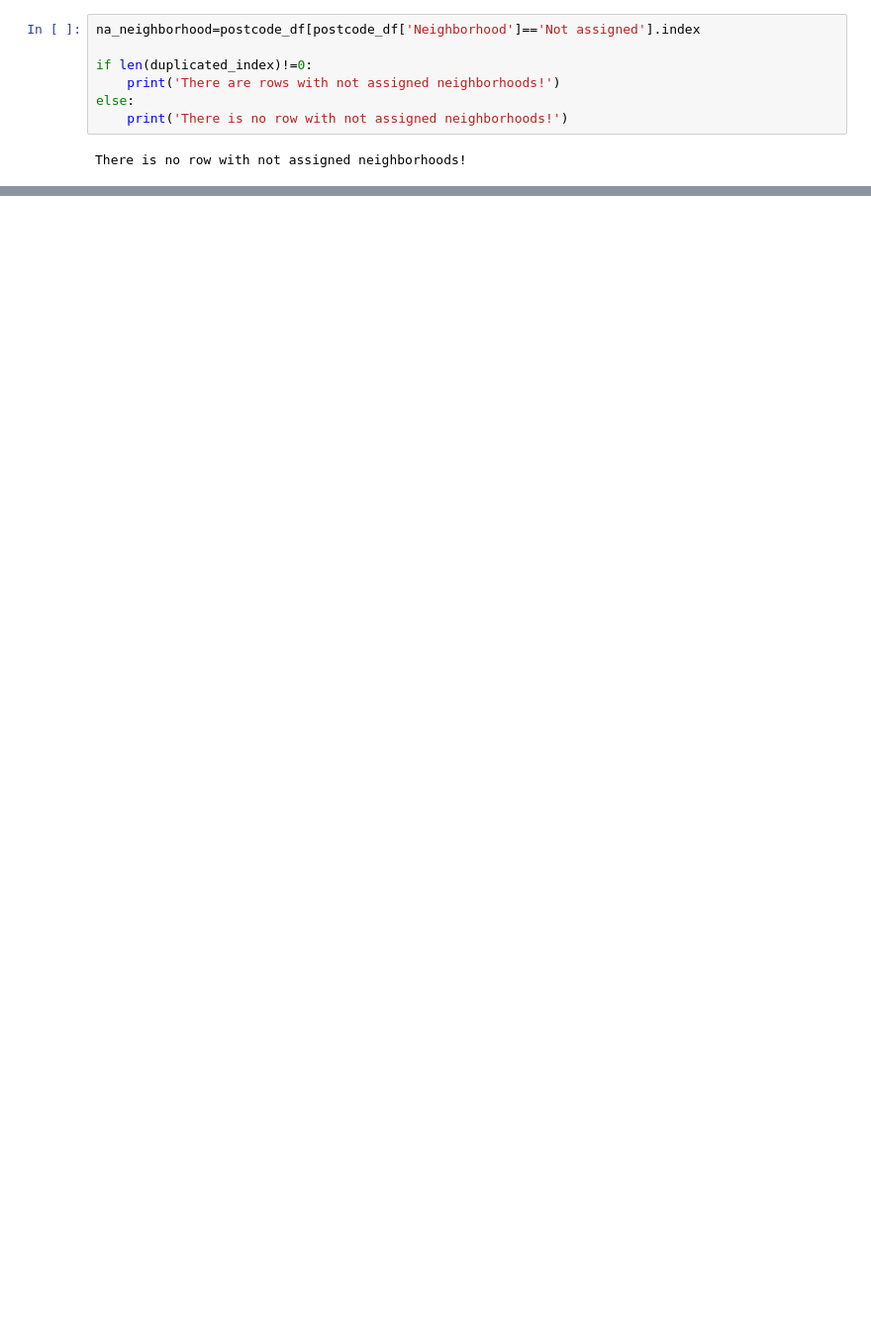
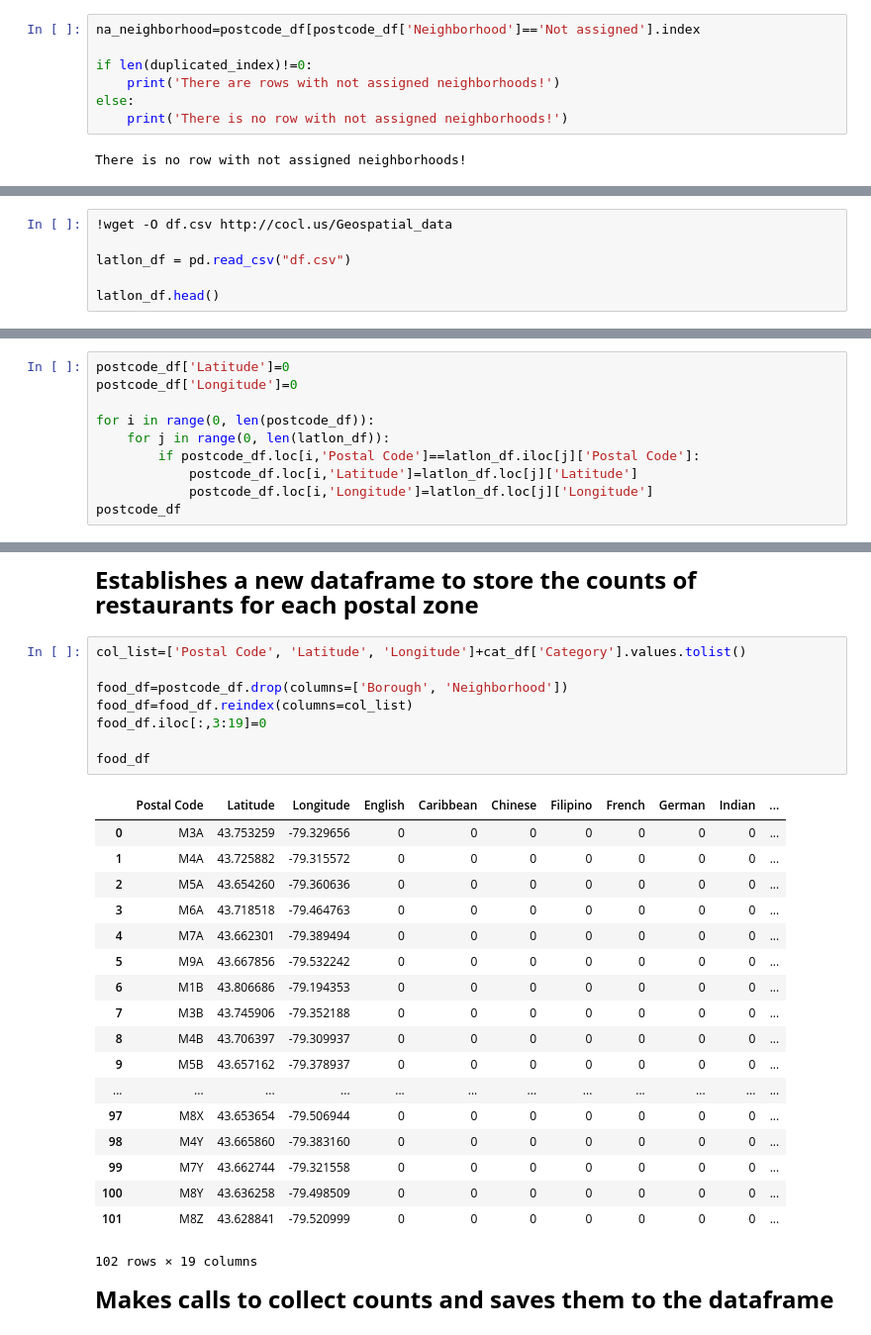
Before and after one commit to eithne0926/IBM-data-science, a Jupyter notebook: toronto_postcode.ipynb, the cells around one changed output, grey strips where cells are left out. Shown at 99% size. Saved outputs shown, nothing was run; the diff lists cells and outputs as text; blank space fills up the shorter version.

```diff
--- a/toronto_postcode.ipynb
+++ b/toronto_postcode.ipynb
@@ -141,0 +212,6 @@ The shape of the dataframe is: (103, 3)
+# %%
+!wget -O df.csv http://cocl.us/Geospatial_data
+
+latlon_df = pd.read_csv("df.csv")
+
+latlon_df.head()
@@ -141,0 +244,10 @@ The shape of the dataframe is: (103, 3)
+# %%
+postcode_df['Latitude']=0
+postcode_df['Longitude']=0
+
+for i in range(0, len(postcode_df)):
+    for j in range(0, len(latlon_df)):
+        if postcode_df.loc[i,'Postal Code']==latlon_df.iloc[j]['Postal Code']:
+            postcode_df.loc[i,'Latitude']=latlon_df.loc[j]['Latitude']
+            postcode_df.loc[i,'Longitude']=latlon_df.loc[j]['Longitude']
+postcode_df
@@ -141,0 +301,31 @@ The shape of the dataframe is: (103, 3)
+# %% [markdown]
+**<font  size=5>Establishes a new dataframe to store the counts of restaurants for each postal zone</font>**
+# %%
+col_list=['Postal Code', 'Latitude', 'Longitude']+cat_df['Category'].values.tolist()
+
+food_df=postcode_df.drop(columns=['Borough', 'Neighborhood'])
+food_df=food_df.reindex(columns=col_list)
+food_df.iloc[:,3:19]=0
+
+food_df
+# %% [output]
+|  | Postal Code | Latitude | Longitude | English | Caribbean | Chinese | Filipino | French | German | Indian | ... |
+| 0 | M3A | 43.753259 | -79.329656 | 0 | 0 | 0 | 0 | 0 | 0 | 0 | ... |
+| 1 | M4A | 43.725882 | -79.315572 | 0 | 0 | 0 | 0 | 0 | 0 | 0 | ... |
+| 2 | M5A | 43.654260 | -79.360636 | 0 | 0 | 0 | 0 | 0 | 0 | 0 | ... |
+| 3 | M6A | 43.718518 | -79.464763 | 0 | 0 | 0 | 0 | 0 | 0 | 0 | ... |
+| 4 | M7A | 43.662301 | -79.389494 | 0 | 0 | 0 | 0 | 0 | 0 | 0 | ... |
+| 5 | M9A | 43.667856 | -79.532242 | 0 | 0 | 0 | 0 | 0 | 0 | 0 | ... |
+| 6 | M1B | 43.806686 | -79.194353 | 0 | 0 | 0 | 0 | 0 | 0 | 0 | ... |
+| 7 | M3B | 43.745906 | -79.352188 | 0 | 0 | 0 | 0 | 0 | 0 | 0 | ... |
+| 8 | M4B | 43.706397 | -79.309937 | 0 | 0 | 0 | 0 | 0 | 0 | 0 | ... |
+| 9 | M5B | 43.657162 | -79.378937 | 0 | 0 | 0 | 0 | 0 | 0 | 0 | ... |
+| ... | ... | ... | ... | ... | ... | ... | ... | ... | ... | ... | ... |
+| 97 | M8X | 43.653654 | -79.506944 | 0 | 0 | 0 | 0 | 0 | 0 | 0 | ... |
+| 98 | M4Y | 43.665860 | -79.383160 | 0 | 0 | 0 | 0 | 0 | 0 | 0 | ... |
+| 99 | M7Y | 43.662744 | -79.321558 | 0 | 0 | 0 | 0 | 0 | 0 | 0 | ... |
+| 100 | M8Y | 43.636258 | -79.498509 | 0 | 0 | 0 | 0 | 0 | 0 | 0 | ... |
+| 101 | M8Z | 43.628841 | -79.520999 | 0 | 0 | 0 | 0 | 0 | 0 | 0 | ... |
+102 rows × 19 columns
+# %% [markdown]
+**<font  size=5>Makes calls to collect counts and saves them to the dataframe</font>**
```
Also changed, not shown: parts of 34 cells of this notebook.
